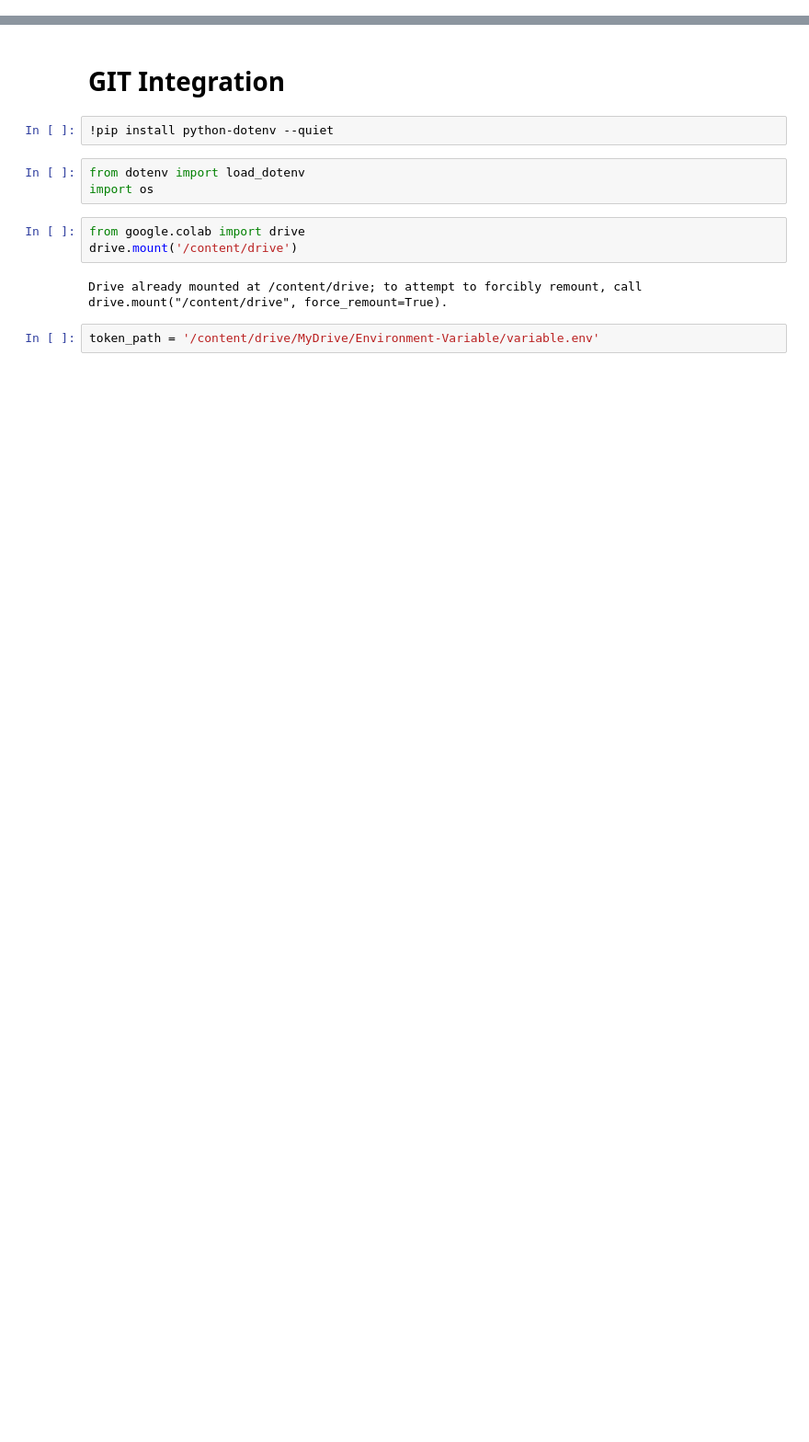
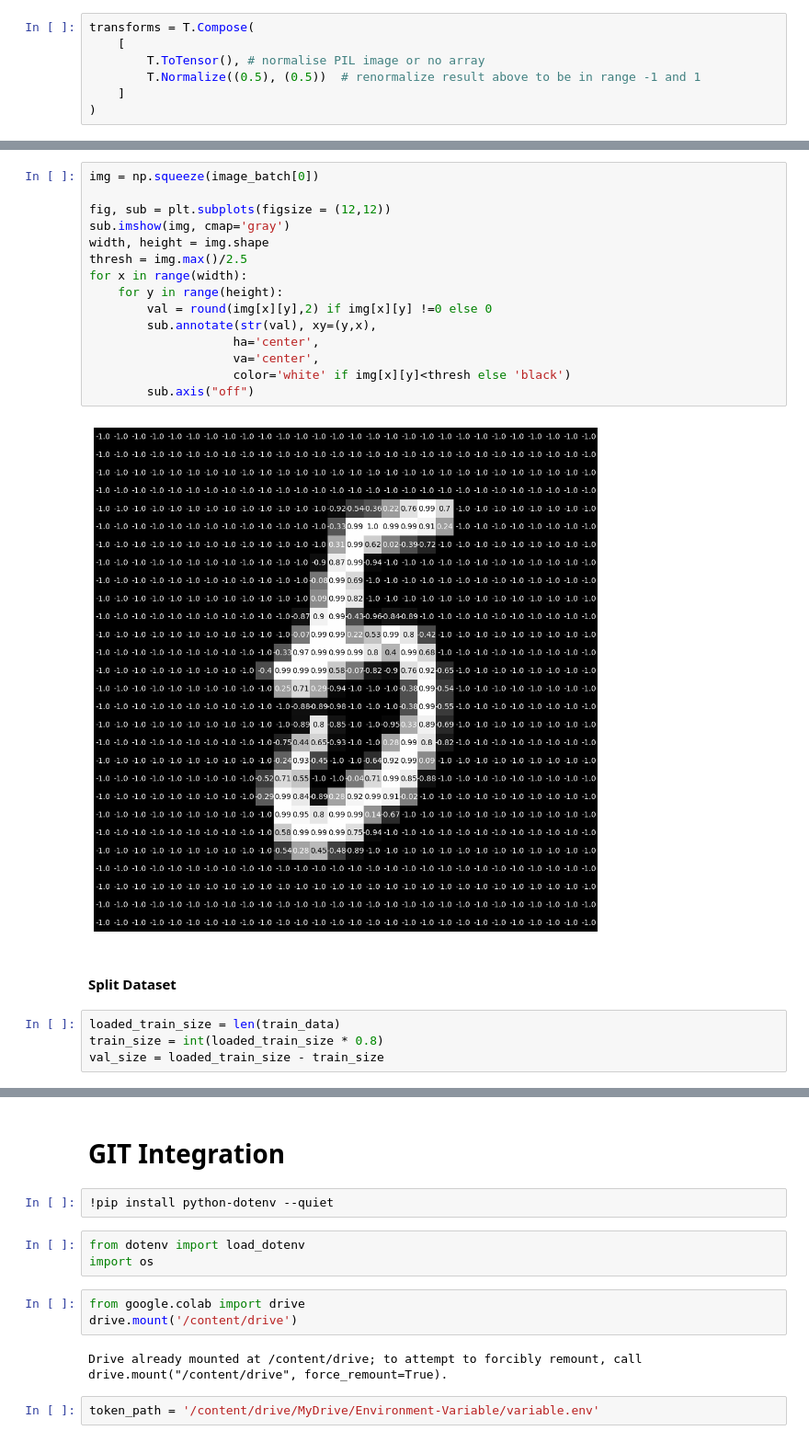
Before and after one commit to omogbolahan94/CNN, a Jupyter notebook: DL-Udacity-AWS-CNN.ipynb, the cells around one changed output, grey strips where cells are left out. Shown at 92% size. Saved outputs shown, nothing was run; the diff lists cells and outputs as text; blank space fills up the shorter version.

```diff
--- a/DL-Udacity-AWS-CNN.ipynb
+++ b/DL-Udacity-AWS-CNN.ipynb
@@ -9,0 +12,7 @@ Image Preprocessing
+# %%
+transforms = T.Compose(
+    [
+        T.ToTensor(), # normalise PIL image or no array
+        T.Normalize((0.5), (0.5))  # renormalize result above to be in range -1 and 1
+    ]
+)
@@ -9,0 +121,23 @@ Image Preprocessing
+# %%
+img = np.squeeze(image_batch[0])
+
+fig, sub = plt.subplots(figsize = (12,12))
+sub.imshow(img, cmap='gray')
+width, height = img.shape
+thresh = img.max()/2.5
+for x in range(width):
+    for y in range(height):
+        val = round(img[x][y],2) if img[x][y] !=0 else 0
+        sub.annotate(str(val), xy=(y,x),
+                    ha='center',
+                    va='center',
+                    color='white' if img[x][y]<thresh else 'black')
+        sub.axis("off")
+# %% [output]
+[figure, added]
+# %% [markdown]
+#### Split Dataset
+# %%
+loaded_train_size = len(train_data)
+train_size = int(loaded_train_size * 0.8)
+val_size = loaded_train_size - train_size
```
Also changed, not shown: parts of 49 cells of this notebook.
